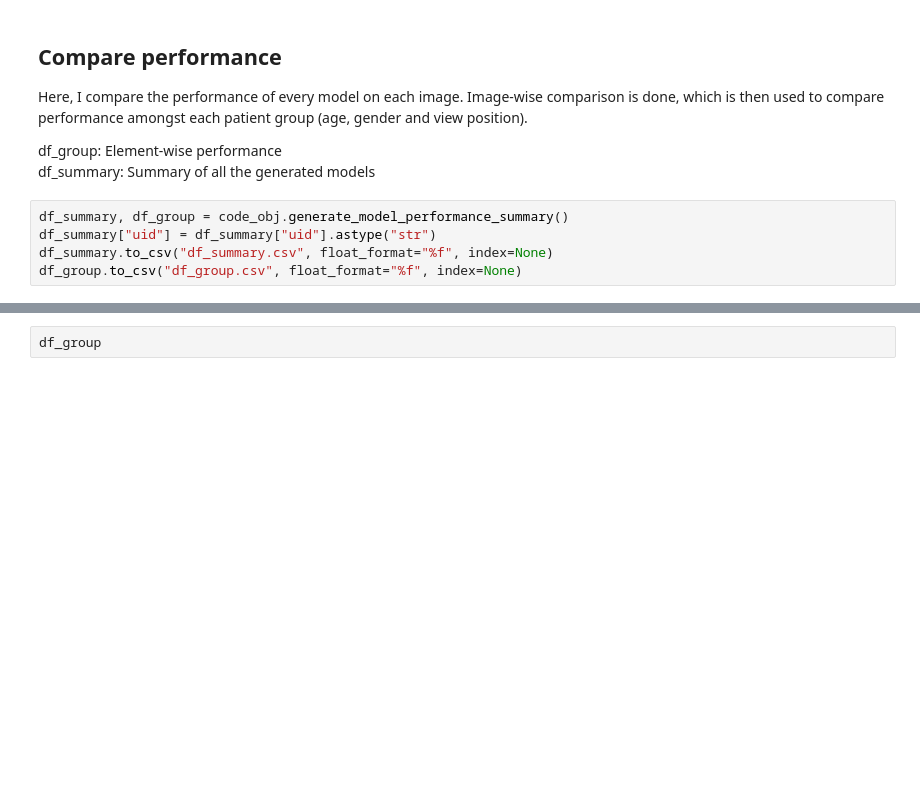
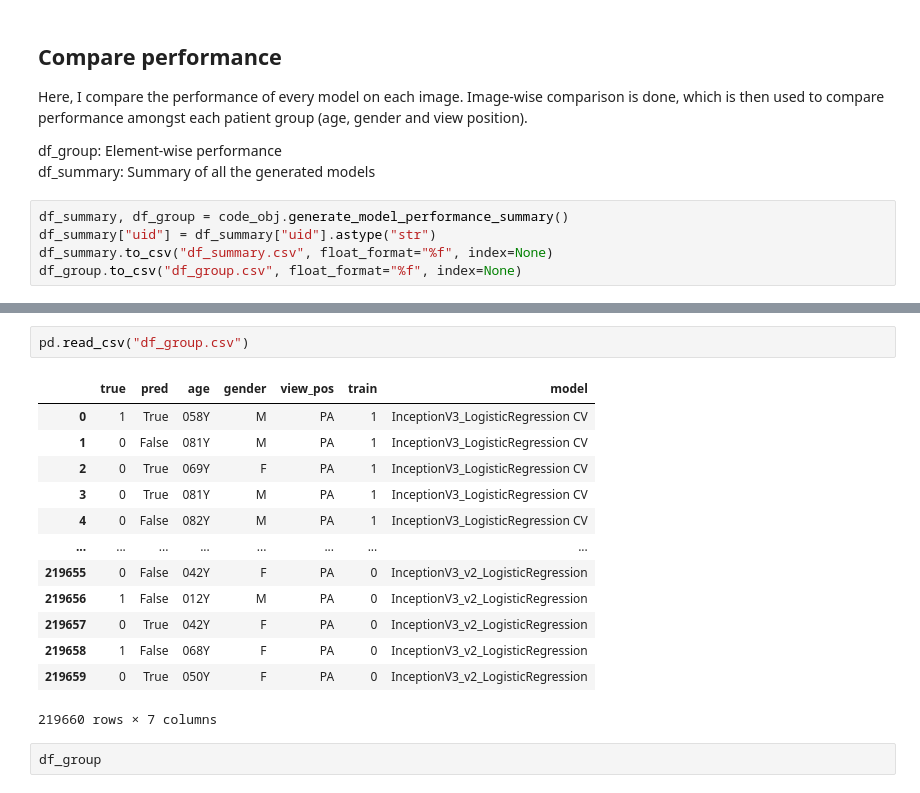
Before and after one commit to chinmaymokashicm/bmi_6331, a Jupyter notebook: data_challenge/task_1.ipynb, the cells around one changed output, grey strips where cells are left out. Saved outputs shown, nothing was run; the diff lists cells and outputs as text; blank space fills up the shorter version.

```diff
--- a/data_challenge/task_1.ipynb
+++ b/data_challenge/task_1.ipynb
@@ -293,3 +307,19 @@ df_group.to_csv("df_group.csv", float_format="%f", index=None)
+# %%
+pd.read_csv("df_group.csv")
+# %% [output]
+|  | true | pred | age | gender | view_pos | train | model |
+| 0 | 1 | True | 058Y | M | PA | 1 | InceptionV3_LogisticRegression CV |
+| 1 | 0 | False | 081Y | M | PA | 1 | InceptionV3_LogisticRegression CV |
+| 2 | 0 | True | 069Y | F | PA | 1 | InceptionV3_LogisticRegression CV |
+| 3 | 0 | True | 081Y | M | PA | 1 | InceptionV3_LogisticRegression CV |
+| 4 | 0 | False | 082Y | M | PA | 1 | InceptionV3_LogisticRegression CV |
+| ... | ... | ... | ... | ... | ... | ... | ... |
+| 219655 | 0 | False | 042Y | F | PA | 0 | InceptionV3_v2_LogisticRegression |
+| 219656 | 1 | False | 012Y | M | PA | 0 | InceptionV3_v2_LogisticRegression |
+| 219657 | 0 | True | 042Y | F | PA | 0 | InceptionV3_v2_LogisticRegression |
+| 219658 | 1 | False | 068Y | F | PA | 0 | InceptionV3_v2_LogisticRegression |
+| 219659 | 0 | True | 050Y | F | PA | 0 | InceptionV3_v2_LogisticRegression |
+219660 rows × 7 columns
 # %%
 df_group
 # %% [output]
```
Also changed, not shown: parts of 1 cell of this notebook.
